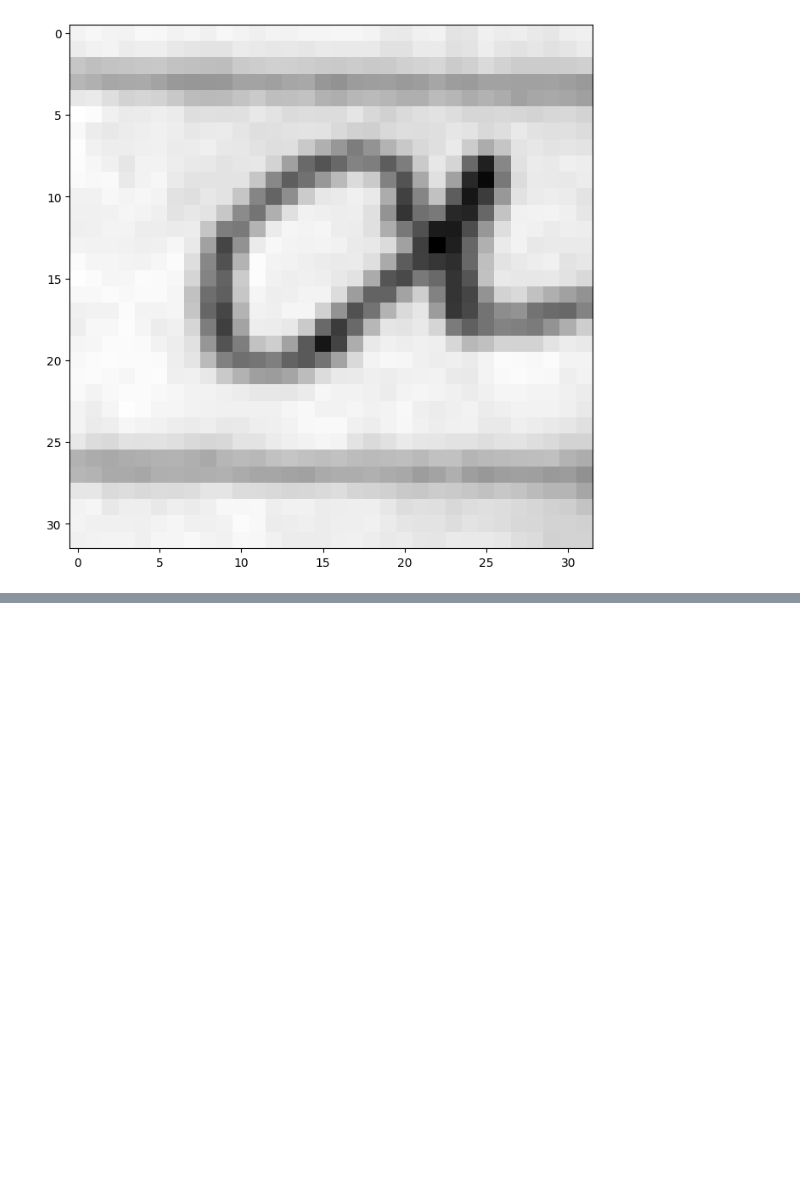
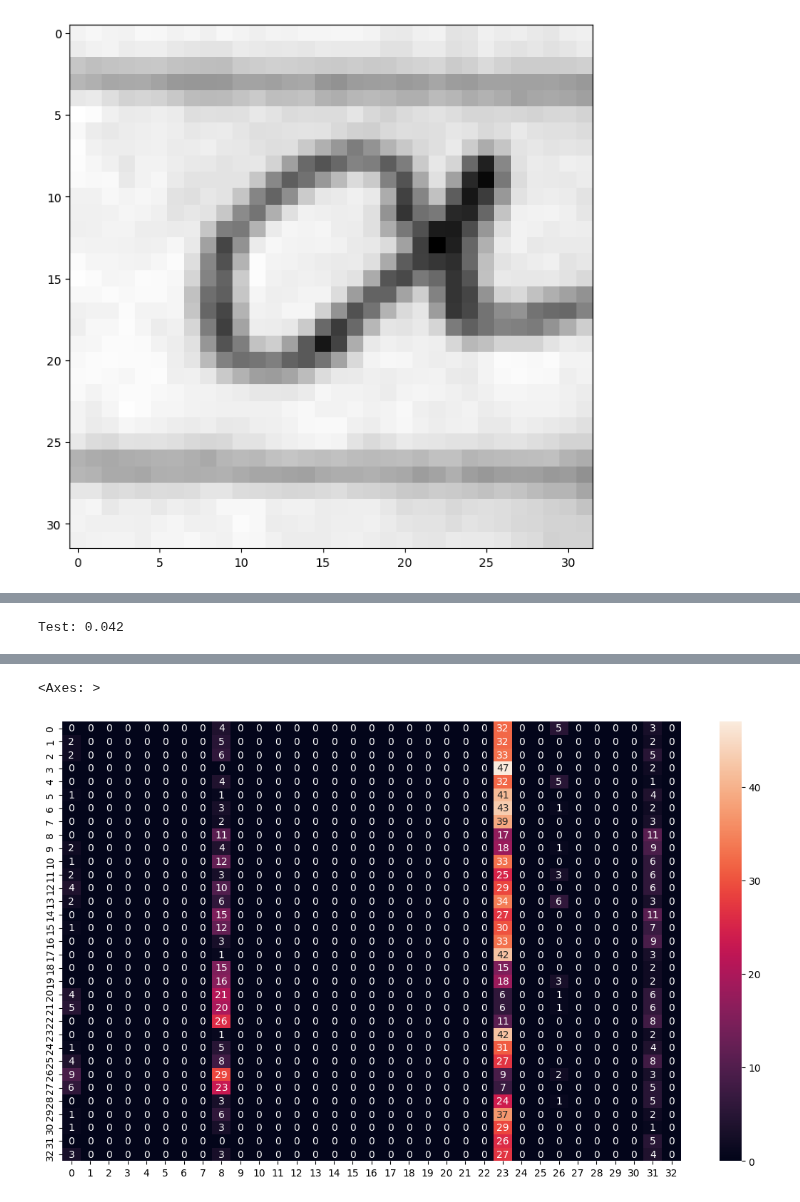
Before and after one commit to MorozovDesu/neural_network_technologies, a Jupyter notebook: 2_Лаба_Нейросетевые_технологии_.ipynb, the cells around one changed output, grey strips where cells are left out. Cells and saved outputs as stored; diff of their text form; code cells hidden in the pictures; blank space fills up the shorter version.

```diff
--- a/2_Лаба_Нейросетевые_технологии_.ipynb
+++ b/2_Лаба_Нейросетевые_технологии_.ipynb
@@ -187,24 +187,10 @@ def data_to_tensor(img_names, input_folder):
 data = pd.read_csv("drive/MyDrive/archive/all_letters_info.csv")
 # Извлечение имен файлов изображений из столбца "file"
 image_names = data['file']
-# Извлечение букв из столбца "letter"
-letters = data['letter']
-# Извлечение информации о фоне из столбца "background" и преобразование в массив
+letters = data[ 'letter']
 backgrounds = data['background'].values
-# Извлечение меток (label) из столбца "label" и преобразование в массив
 targets = data['label'].values
-
-# Определите количество имен файлов, которые вы хотите обработать
-N = 14190
-
-# Используйте срез, чтобы выбрать только первые N имен файлов для обработки
-image_names_subset = image_names[:N]
-
-# Преобразуйте имена файлов в тензоры с использованием ранее определенной функции "data_to_tensor"
-tensors = data_to_tensor(image_names_subset, input_folder)
-
-# Вывод первого тензора (тензора, соответствующего первому изображению) из полученного массива
-# print(tensors[0])
+tensors = data_to_tensor(image_names, input_folder)
 # %%
 # Вывод размера (формы) массива тензоров
 print('Форма тензоров:', tensors.shape)
@@ -401,5 +387,5 @@ es = EarlyStopping(monitor='val_accuracy', mode='max', verbose=1, patience=50)
 mc = ModelCheckpoint('best_model.h5', monitor='val_accuracy', mode='max', verbose=1, save_best_only=True)
 # %%
 history = deep_RU_model.fit(datagen.flow(X_train,y_train, batch_size=90), validation_data = (X_val, y_val),
-                            epochs=139, callbacks=[learning_rate_reduction, es, mc])
+                            epochs=1, callbacks=[learning_rate_reduction, es, mc])# сделать epochs=139
 # %% [output]
@@ -431,0 +419,12 @@ legend = ax[1].legend(loc='best', shadow=True)
+# %%
+_, test_acc = saved_model.evaluate(X_test, y_test, verbose=0)
+print('Test: %.3f' % (test_acc))
+# %% [output]
+Test: 0.042
+# %%
+y_pred = deep_RU_model.predict(X_test)
+y_pred = np.argmax(y_pred, axis=1)
+y_test = np.argmax(y_test, axis=1)
+confusion_mtx = confusion_matrix(y_test, y_pred)
+sns.heatmap(confusion_mtx, annot=True, fmt='d')
+# %% [output]
@@ -431,0 +432,2 @@ legend = ax[1].legend(loc='best', shadow=True)
+<Axes: >
+[figure, added]
```
Also changed, not shown: parts of 5 cells of this notebook.
